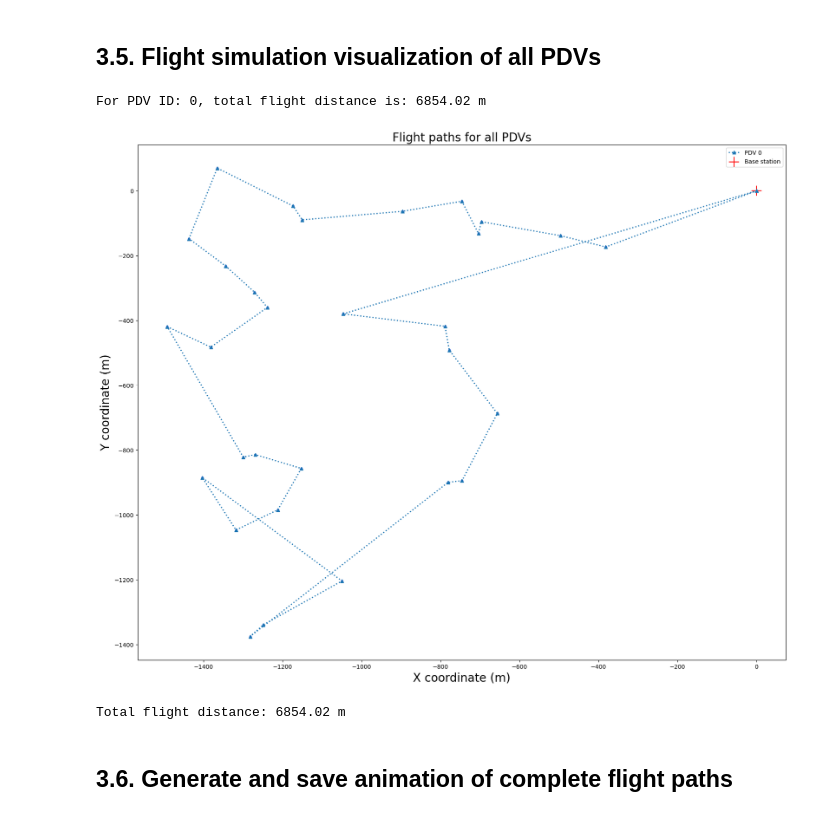
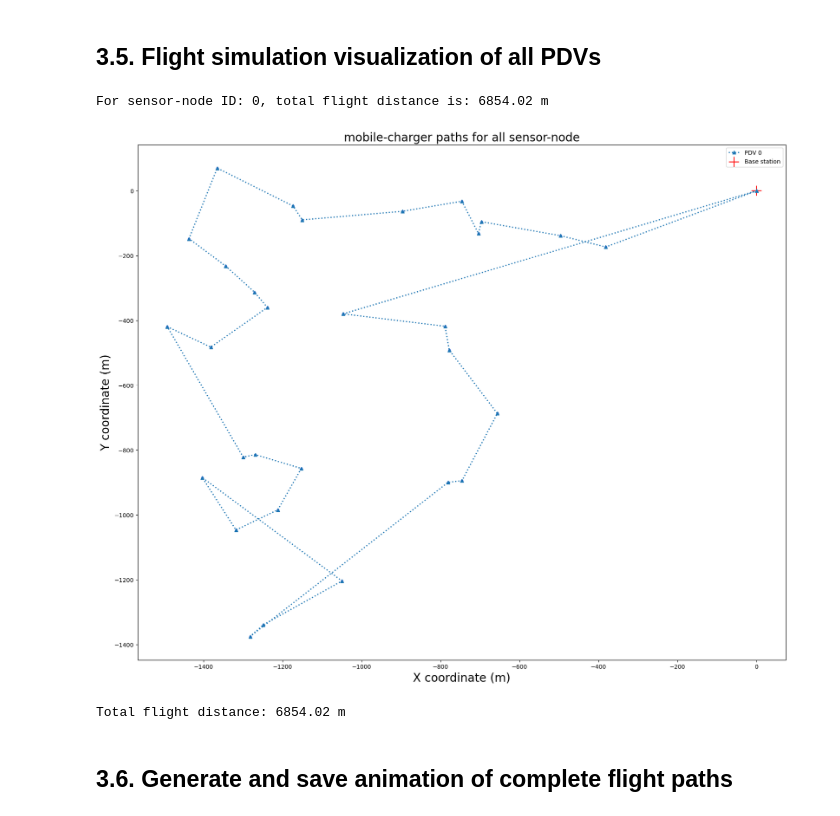
Before and after one commit to Sohamk27/Wireless_sensor_node_routing, a Jupyter notebook: Code/3_result_visualization.ipynb, the cells around one changed output. Cells and saved outputs as stored; diff of their text form; code cells hidden in the pictures.

```diff
--- a/Code/3_result_visualization.ipynb
+++ b/Code/3_result_visualization.ipynb
@@ -311,37 +311,37 @@ def flight_simulation(file_num, in_path="../output/sub_path", method="SJN"):
                 temp_d = p1.calcDistance(data[i][j].x, data[i][j].y)
                 total_d += temp_d
                 p1 = Point(data[i][j].x, data[i][j].y)
                 sorted_flight_path.append(Point(data[i][j].x, data[i][j].y))
 
         sorted_flight_path.append(origin)
         total_d += p1.calcDistance(0., 0.)
         total_flight_d += total_d
         sorted_flight_path = convertPointsToArray(sorted_flight_path)
-        print("For PDV ID: %i, total flight distance is: %.2f m" % (i, total_d))
+        print("For sensor-node ID: %i, total flight distance is: %.2f m" % (i, total_d))
         final_all_ps.append(sorted_flight_path)
 
     # Uncomment following commands to see departure and RTH process.
     fig = plt.figure(figsize=(20, 16))
     for i in range(file_num):
 #         plt.plot(final_all_ps[i][:2, 0], final_all_ps[i][:2, 1], 'r-', linewidth=2, label='PDV %i Departure process'%i)
         plt.plot(final_all_ps[i][:, 0], final_all_ps[i][:, 1], '^:', linewidth=2, label='PDV %i'%i)
 #         plt.plot(final_all_ps[i][-2:, 0], final_all_ps[i][-2:, 1], 'b-', linewidth=2, label='PDV %i RTH process'%i)
 
 
     plt.scatter(all_p[:, 0], all_p[:, 1], c='b', s=10)
     plt.scatter(0., 0., s=300, c='r', marker='+', label='Base station')
     plt.legend()
     plt.xlabel('X coordinate (m)', fontsize=20)
     plt.ylabel('Y coordinate (m)', fontsize=20)
-    plt.title('Flight paths for all PDVs', fontsize=20)
+    plt.title('mobile-charger paths for all sensor-node', fontsize=20)
     plt.show()
     print('Total flight distance: %.2f m'%total_flight_d)
 
 #
 flight_simulation(file_num=1, method="SJN")
 # %% [output]
-For PDV ID: 0, total flight distance is: 6854.02 m
+For sensor-node ID: 0, total flight distance is: 6854.02 m
-[figure, old version]
+[figure, new version]
 Total flight distance: 6854.02 m
 # %% [markdown]
 ## 3.6. Generate and save animation of complete flight paths
```
Also changed, not shown: 7 other files.
